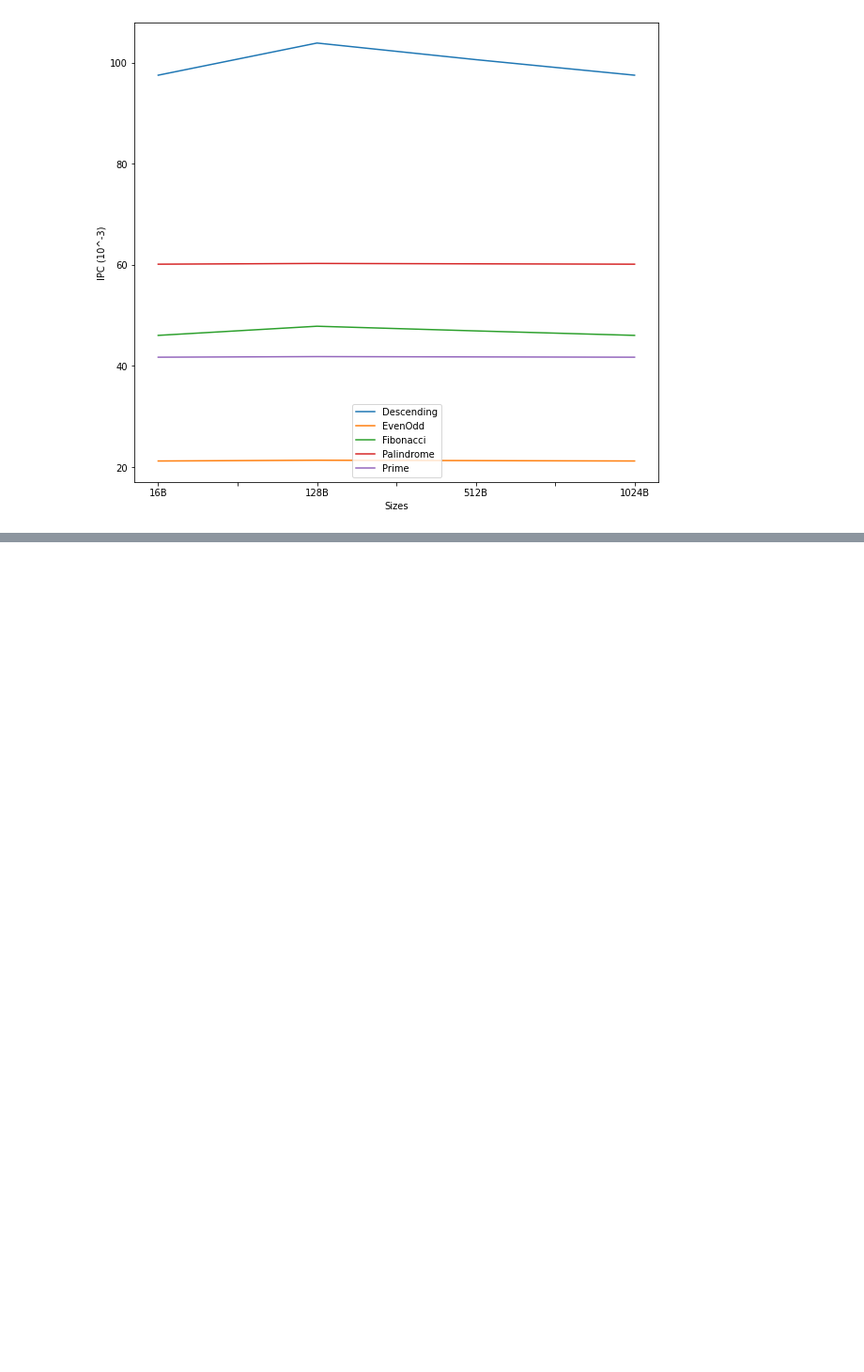
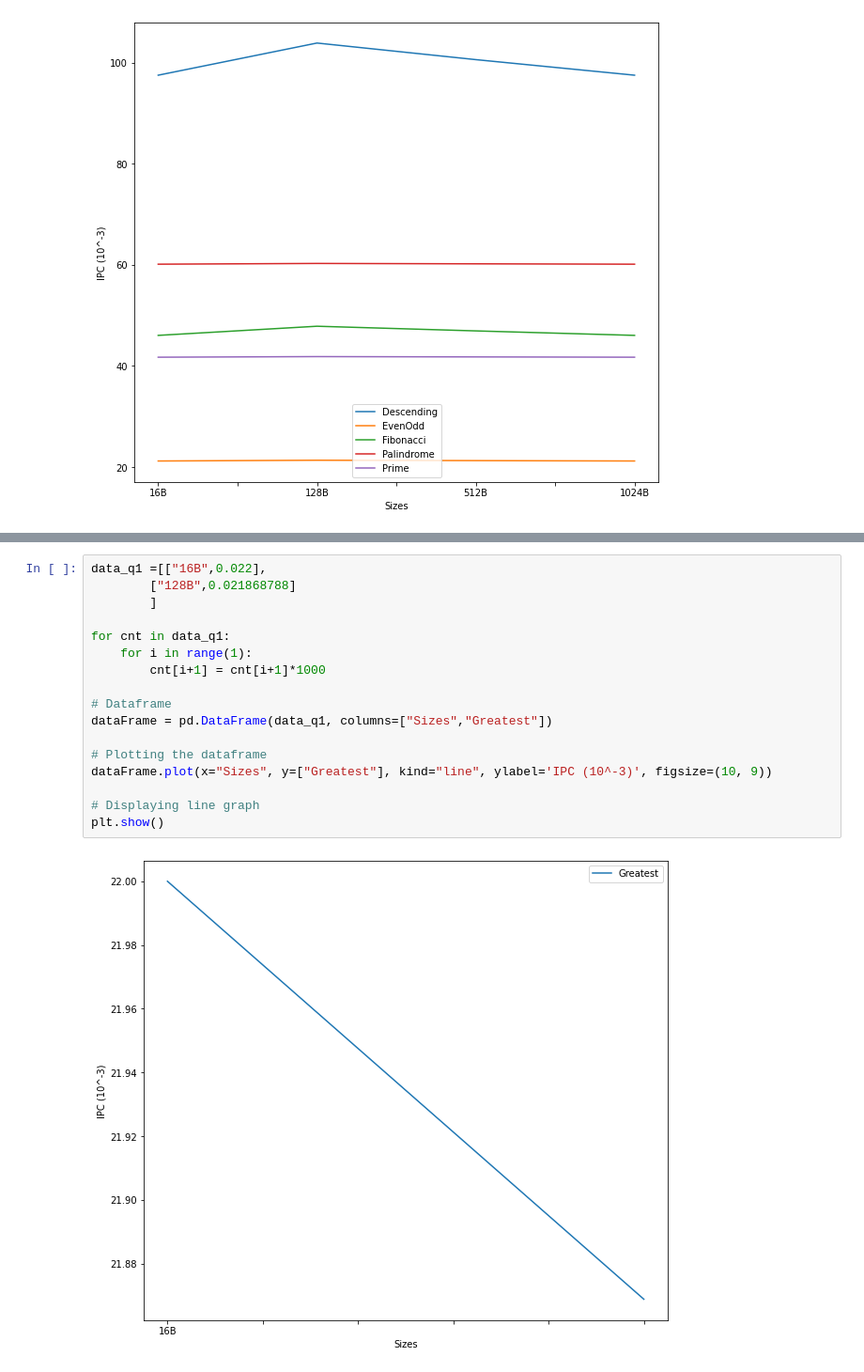
Before and after one commit to ShahilPatel-IITDh/CS311-Computer-Architecture-Lab, a Jupyter notebook: Assignment-6/statistics_files/stat_gen.ipynb, the cells around one changed output, grey strips where cells are left out. Shown at 94% size. Drawn from its saved outputs; the diff is of its cells as text; blank space fills up the shorter version.

```diff
--- a/Assignment-6/statistics_files/stat_gen.ipynb
+++ b/Assignment-6/statistics_files/stat_gen.ipynb
@@ -66,0 +68,19 @@ plt.show()
+# %%
+data_q1 =[["16B",0.022],
+        ["128B",0.021868788]
+        ]
+
+for cnt in data_q1:
+    for i in range(1):
+        cnt[i+1] = cnt[i+1]*1000
+
+# Dataframe
+dataFrame = pd.DataFrame(data_q1, columns=["Sizes","Greatest"])
+
+# Plotting the dataframe
+dataFrame.plot(x="Sizes", y=["Greatest"], kind="line", ylabel='IPC (10^-3)', figsize=(10, 9))
+
+# Displaying line graph
+plt.show()
+# %% [output]
+[figure, added]
```
Also changed, not shown: parts of 1 cell of this notebook.
